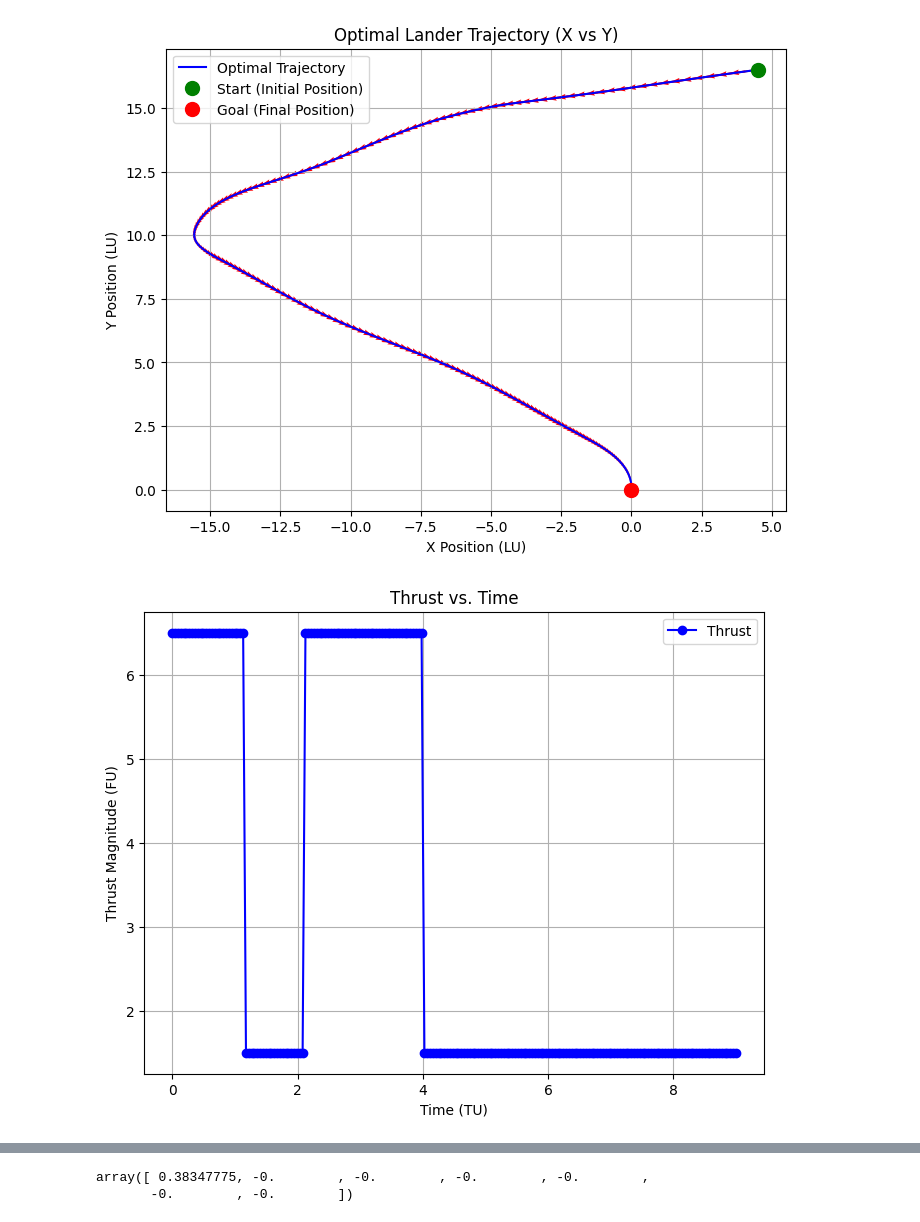
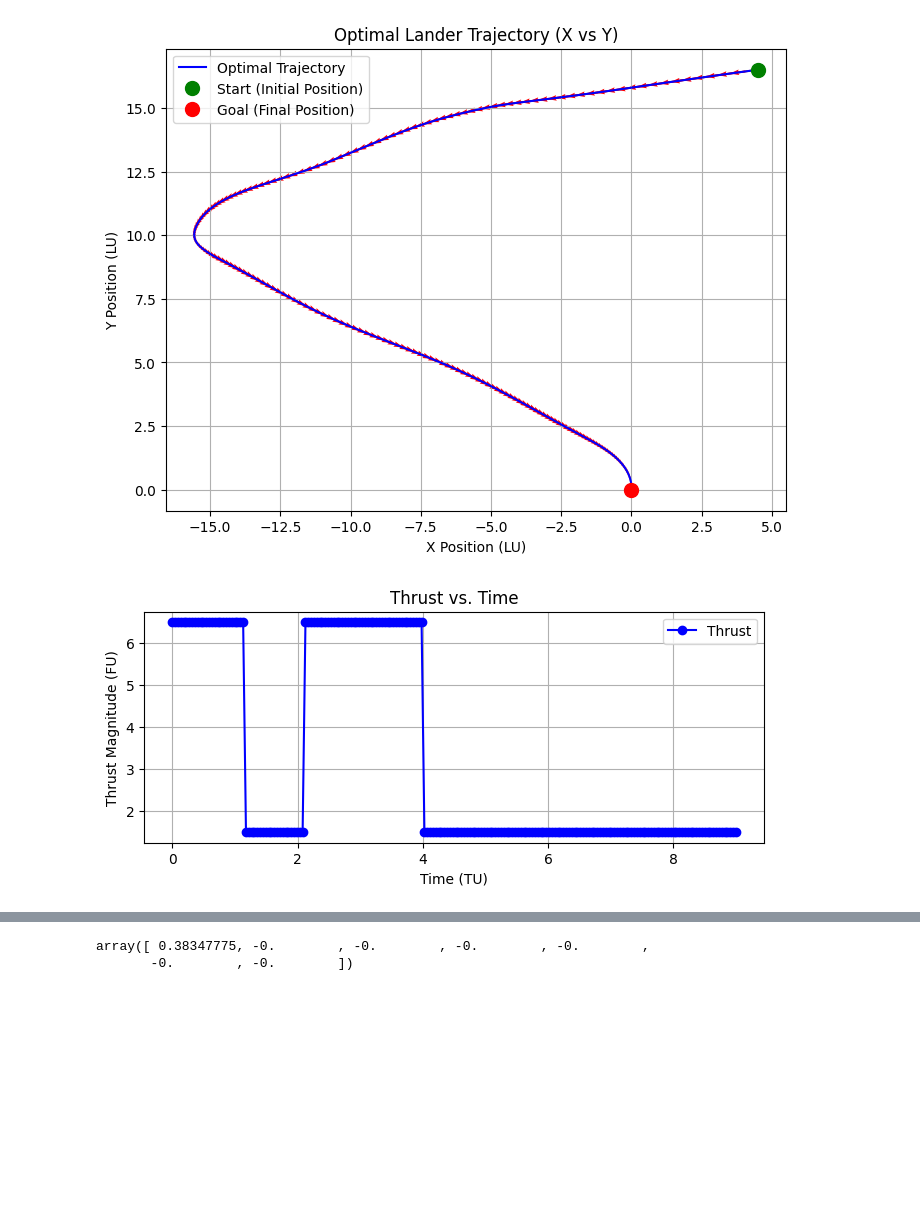
Before and after one commit to jgeldenbott/AA-528-Final, a Jupyter notebook: planar_optimal_descent.ipynb, the cells around one changed output, grey strips where cells are left out. Saved outputs shown, nothing was run; the diff lists cells and outputs as text; code cells hidden in the pictures; blank space fills up the shorter version.

Commit message:
Updated plots for presentation

```diff
--- a/planar_optimal_descent.ipynb
+++ b/planar_optimal_descent.ipynb
@@ -348,21 +348,21 @@ plt.show()
 # %%
 # Plot the trajectory
 ts = np.linspace(0, t_f, N)
 
-plt.figure(figsize=(8, 6))
+plt.figure(figsize=(8, 3))
 plt.plot(ts, u.value[:, 0], 'bo-', label="Thrust")  # Blue line with circles
 
 # Labels and formatting
 plt.ylabel("Thrust Magnitude (FU)")
 plt.xlabel("Time (TU)")
 plt.title("Thrust vs. Time")
 plt.legend()
 plt.grid(True)
 
 # Show the plot
 plt.show()
 # %% [output]
-[figure, old version]
+[figure, new version]
 # %%
 # Plot the trajectory
 ts = np.linspace(0, t_f, N)
```
Also changed, not shown: parts of 2 cells of this notebook.
